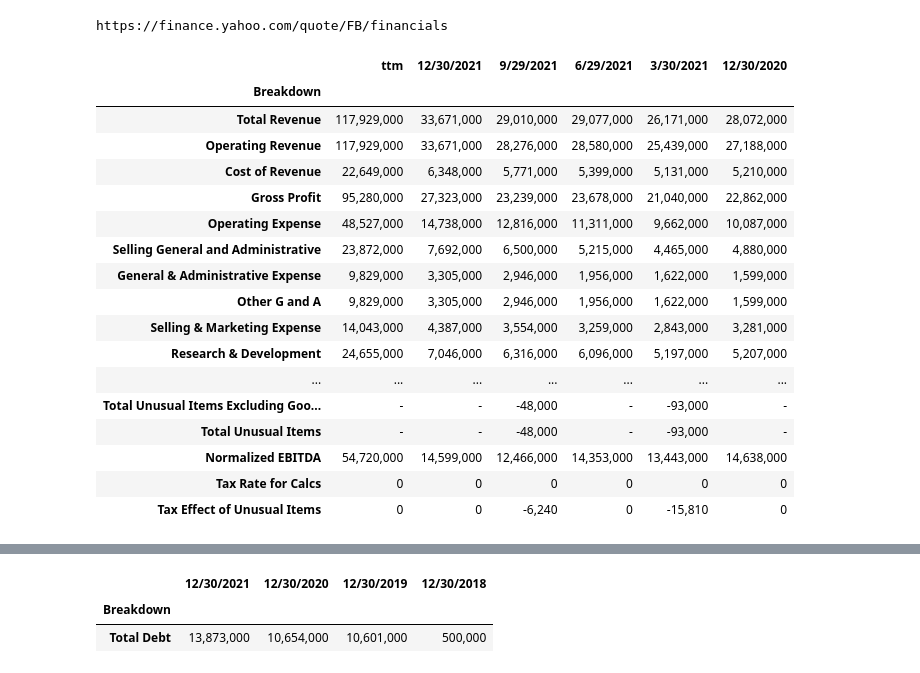
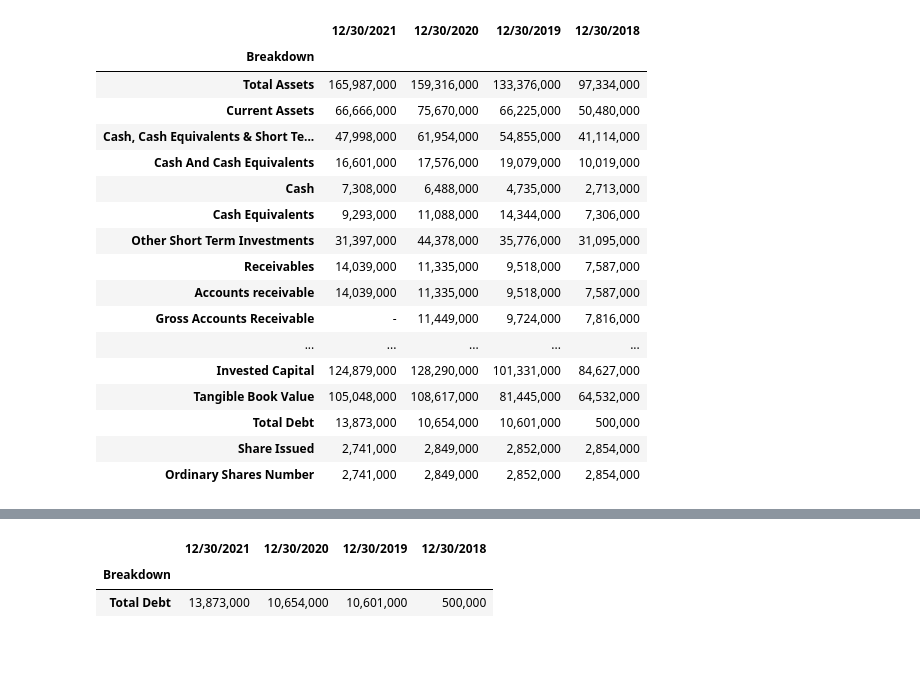
Before and after one commit to ankolaver/finyahoo-financialdata, a Jupyter notebook: getfindata.ipynb, the cells around one changed output, grey strips where cells are left out. Drawn from its saved outputs; the diff is of its cells as text; code cells hidden in the pictures.

```diff
--- a/getfindata.ipynb
+++ b/getfindata.ipynb
@@ -74,18 +83,18 @@ def get_financial_data(ticker, statement_type, expanded=False, quarterly=False):
 
         # click on the "Expand ALL" button on finance yahoo
         # sbtn = driver.find_element_by_css_selector('button.expandPf')
-        parent = driver.find_element_by_xpath("//span[text()='Expand All']")
-        sbtn = parent.find_element_by_xpath('..').find_element_by_xpath('..')
+        parent = driver.find_element(By.XPATH, "//span[text()='Expand All']")
+        sbtn = parent.find_element(By.XPATH, '..').find_element(By.XPATH, '..')
 
         sbtn.click()
 
         if quarterly == True: # extract quarterly data
 
             # get button with quarterly on it
-            parent = driver.find_element_by_xpath("//span[text()='Quarterly']")
+            parent = driver.find_element(By.XPATH, "//span[text()='Quarterly']")
 
             # get parent element of span element which is the div and then the button
-            qbtn = parent.find_element_by_xpath('..').find_element_by_xpath('..')
+            qbtn = parent.find_element(By.XPATH, '..').find_element(By.XPATH,'..')
 
             qbtn.click()
 
@@ -102,11 +111,30 @@ def get_financial_data(ticker, statement_type, expanded=False, quarterly=False):
 
     s = sanitize(soup[0].prettify()).replace("&amp;","&") # remove unnecessary elements
     df = pd.read_csv(StringIO(s), sep=r"\n\n+")
+    # print(df)
     df1 = df.values[:-1].reshape(-1, get_rows_to_break(df))
+    # print(df1)
     driver.close()
     driver.quit()
 
     return pd.DataFrame(df1[1:], columns=df1[0,0:]).set_index(['Breakdown'])
 # %%
-pd.set_option('display.max_rows', None)
-pd.set_option('display.max_colwidth', None)
+def get_allstatements(ticker, statements):
+    """
+    Create a thread pool and download specified urls
+    """
+    final_statements = {}
+    with ThreadPoolExecutor(max_workers=3) as executor:
+        futures = {executor.submit(get_financial_data,
+                                   ticker,
+                                   statement,
+                                   expanded=expd,
+                                   quarterly=quart): statement for (statement, expd, quart) in statements}
+
+        for future in as_completed(futures):
+            final_statements[futures[future]] = future.result()
+
+    return final_statements
+
+if __name__ == '__main__':
+    FB_statement = get_allstatements("FB", [("INC", True, True),("BS", True, False), ("CF", True, False)])
@@ -113,23 +166,21 @@ pd.set_option('display.max_colwidth', None)
 # %%
-fb_inc_statement = get_financial_data("FB", "INC", expanded=True, quarterly=True)
-fb_inc_statement
+FB_statement['BS']
 # %% [output]
-https://finance.yahoo.com/quote/FB/financials
-|  | ttm | 12/30/2021 | 9/29/2021 | 6/29/2021 | 3/30/2021 | 12/30/2020 |
-| Breakdown |  |  |  |  |  |  |
-| Total Revenue | 117,929,000 | 33,671,000 | 29,010,000 | 29,077,000 | 26,171,000 | 28,072,000 |
-| Operating Revenue | 117,929,000 | 33,671,000 | 28,276,000 | 28,580,000 | 25,439,000 | 27,188,000 |
-| Cost of Revenue | 22,649,000 | 6,348,000 | 5,771,000 | 5,399,000 | 5,131,000 | 5,210,000 |
-| Gross Profit | 95,280,000 | 27,323,000 | 23,239,000 | 23,678,000 | 21,040,000 | 22,862,000 |
-| Operating Expense | 48,527,000 | 14,738,000 | 12,816,000 | 11,311,000 | 9,662,000 | 10,087,000 |
-| Selling General and Administrative | 23,872,000 | 7,692,000 | 6,500,000 | 5,215,000 | 4,465,000 | 4,880,000 |
-| General & Administrative Expense | 9,829,000 | 3,305,000 | 2,946,000 | 1,956,000 | 1,622,000 | 1,599,000 |
-| Other G and A | 9,829,000 | 3,305,000 | 2,946,000 | 1,956,000 | 1,622,000 | 1,599,000 |
-| Selling & Marketing Expense | 14,043,000 | 4,387,000 | 3,554,000 | 3,259,000 | 2,843,000 | 3,281,000 |
-| Research & Development | 24,655,000 | 7,046,000 | 6,316,000 | 6,096,000 | 5,197,000 | 5,207,000 |
-| ... | ... | ... | ... | ... | ... | ... |
-| Total Unusual Items Excluding Goo... | - | - | -48,000 | - | -93,000 | - |
-| Total Unusual Items | - | - | -48,000 | - | -93,000 | - |
-| Normalized EBITDA | 54,720,000 | 14,599,000 | 12,466,000 | 14,353,000 | 13,443,000 | 14,638,000 |
-| Tax Rate for Calcs | 0 | 0 | 0 | 0 | 0 | 0 |
-| Tax Effect of Unusual Items | 0 | 0 | -6,240 | 0 | -15,810 | 0 |
+|  | 12/30/2021 | 12/30/2020 | 12/30/2019 | 12/30/2018 |
+| Breakdown |  |  |  |  |
+| Total Assets | 165,987,000 | 159,316,000 | 133,376,000 | 97,334,000 |
+| Current Assets | 66,666,000 | 75,670,000 | 66,225,000 | 50,480,000 |
+| Cash, Cash Equivalents & Short Te... | 47,998,000 | 61,954,000 | 54,855,000 | 41,114,000 |
+| Cash And Cash Equivalents | 16,601,000 | 17,576,000 | 19,079,000 | 10,019,000 |
+| Cash | 7,308,000 | 6,488,000 | 4,735,000 | 2,713,000 |
+| Cash Equivalents | 9,293,000 | 11,088,000 | 14,344,000 | 7,306,000 |
+| Other Short Term Investments | 31,397,000 | 44,378,000 | 35,776,000 | 31,095,000 |
+| Receivables | 14,039,000 | 11,335,000 | 9,518,000 | 7,587,000 |
+| Accounts receivable | 14,039,000 | 11,335,000 | 9,518,000 | 7,587,000 |
+| Gross Accounts Receivable | - | 11,449,000 | 9,724,000 | 7,816,000 |
+| ... | ... | ... | ... | ... |
+| Invested Capital | 124,879,000 | 128,290,000 | 101,331,000 | 84,627,000 |
+| Tangible Book Value | 105,048,000 | 108,617,000 | 81,445,000 | 64,532,000 |
+| Total Debt | 13,873,000 | 10,654,000 | 10,601,000 | 500,000 |
+| Share Issued | 2,741,000 | 2,849,000 | 2,852,000 | 2,854,000 |
+| Ordinary Shares Number | 2,741,000 | 2,849,000 | 2,852,000 | 2,854,000 |
```
Also changed, not shown: parts of 10 cells of this notebook, 1 other file.
